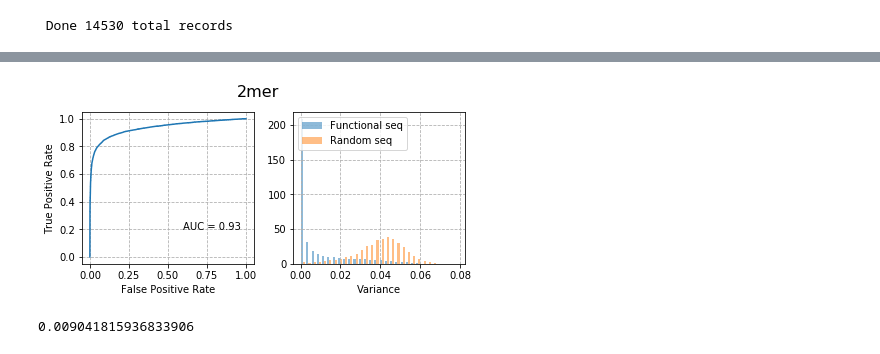
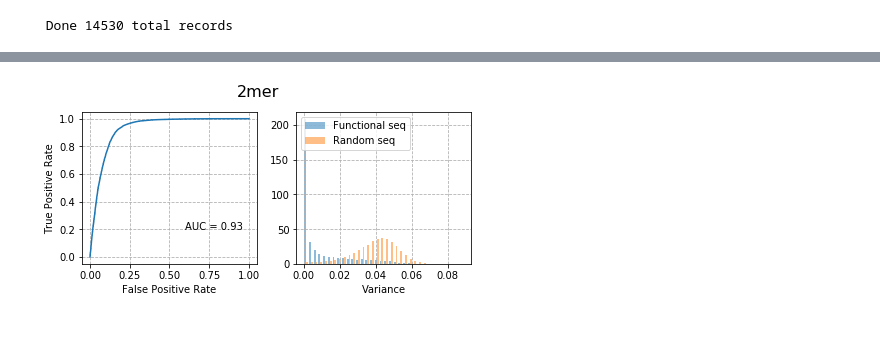
Before and after one commit to bioinformatics-sannio/ncrna-deep, a Jupyter notebook: experiment-dropout-rejection.ipynb, the cells around one changed output, grey strips where cells are left out. Saved outputs shown, nothing was run; the diff lists cells and outputs as text; code cells hidden in the pictures.

```diff
--- a/experiment-dropout-rejection.ipynb
+++ b/experiment-dropout-rejection.ipynb
@@ -207,38 +199,34 @@ pyplot.show()
 # %%
 from sklearn.metrics import roc_curve
 from sklearn.metrics import roc_auc_score
 from matplotlib import pyplot
 
 
 pred_vars = np.concatenate([vars_nornd, vars_rnd])
-true_class = np.concatenate([np.ones(len(vars_nornd)), np.zeros(len(vars_rnd))])
+true_class = np.concatenate([np.zeros(len(vars_nornd)), np.ones(len(vars_rnd))])
 
-ns_auc = roc_auc_score(true_class, pred_prob)
-ns_fpr, ns_tpr, _ = roc_curve(true_class, pred_prob)
+ns_auc = roc_auc_score(true_class, pred_vars)
+ns_fpr, ns_tpr, _ = roc_curve(true_class, pred_vars)
 
 
 fig, axs = pyplot.subplots(1, 2, constrained_layout=True,figsize=(6,3))
 fig.suptitle(en['filename'], fontsize=16)
 
 #pyplot.figure(figsize=(6,3))
 axs[0].plot(ns_fpr, ns_tpr, linestyle='-')
 axs[0].text(0.6, 0.2, 'AUC = %.2f' % ns_auc)
 axs[0].grid(linestyle='--')
 axs[0].set_xlabel('False Positive Rate')
 axs[0].set_ylabel('True Positive Rate')
 
 axs[1].hist([vars_nornd, vars_rnd], bins='auto', density=True, alpha=0.5, label=['Functional seq', 'Random seq'])
 
 axs[1].legend(loc='upper left')
 axs[1].grid(linestyle='--')
 axs[1].set_xlabel('Variance')
 
 #
 pyplot.savefig('figs/plot_rejection_vars_'+en['filename']+'.pdf')
 pyplot.show()
 # %% [output]
-[figure, old version]
+[figure, new version]
-# %%
-np.mean(vars_nornd)
-# %% [output]
-0.009041815936833906
```
Also changed, not shown: parts of 6 cells of this notebook, 3 other files.
